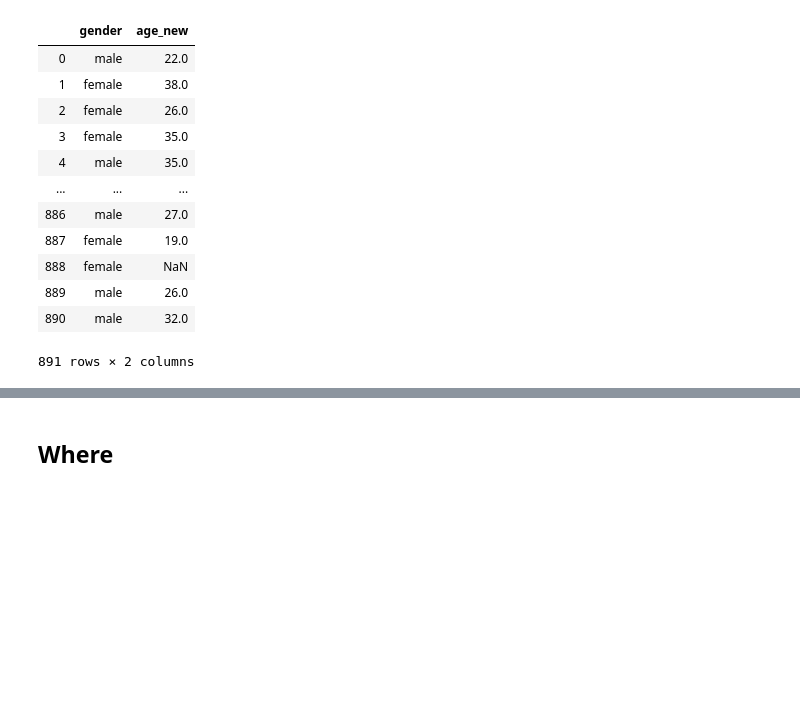
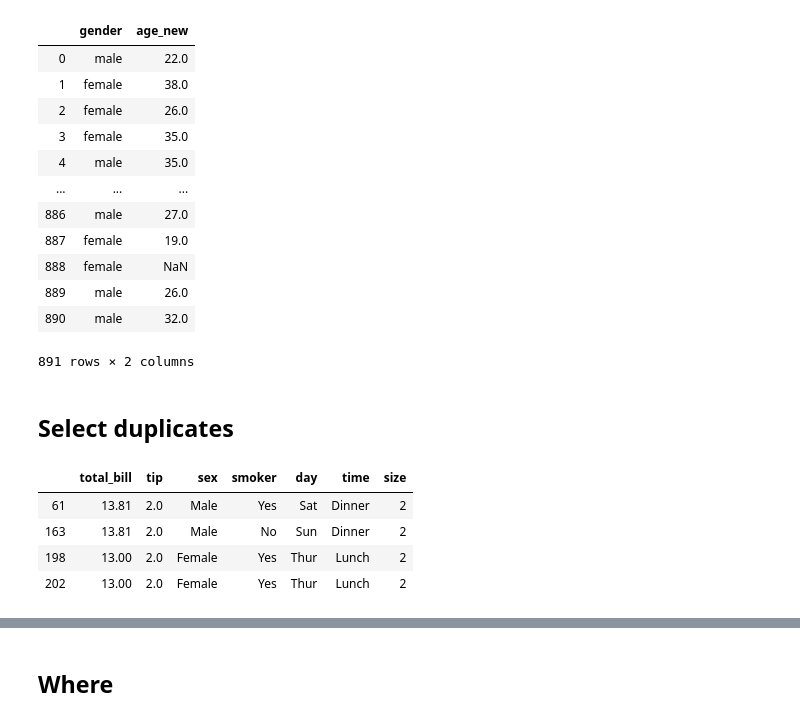
Before and after one commit to raysunau/python_data_analytics, a Jupyter notebook: Python_pandas_SQL.ipynb, the cells around one changed output, grey strips where cells are left out. Drawn from its saved outputs; the diff is of its cells as text; code cells hidden in the pictures; blank space fills up the shorter version.

Commit message:
add find duplicates

```diff
--- a/Python_pandas_SQL.ipynb
+++ b/Python_pandas_SQL.ipynb
@@ -134,3 +135,18 @@ df_demo[['sex','age']].
 | 889 | male | 26.0 |
 | 890 | male | 32.0 |
 891 rows × 2 columns
+# %% [markdown]
+## Select duplicates
+# %%
+
+# select *
+# from tips
+# where id in (select id, count(*) from tips group by 1 having count(*)>1)
+
+pd.concat(g for _, g in tips.groupby(['size','tip','sex','total_bill']) if len(g) >1 )
+# %% [output]
+|  | total_bill | tip | sex | smoker | day | time | size |
+| 61 | 13.81 | 2.0 | Male | Yes | Sat | Dinner | 2 |
+| 163 | 13.81 | 2.0 | Male | No | Sun | Dinner | 2 |
+| 198 | 13.00 | 2.0 | Female | Yes | Thur | Lunch | 2 |
+| 202 | 13.00 | 2.0 | Female | Yes | Thur | Lunch | 2 |
```
Also changed, not shown: parts of 2 cells of this notebook.
